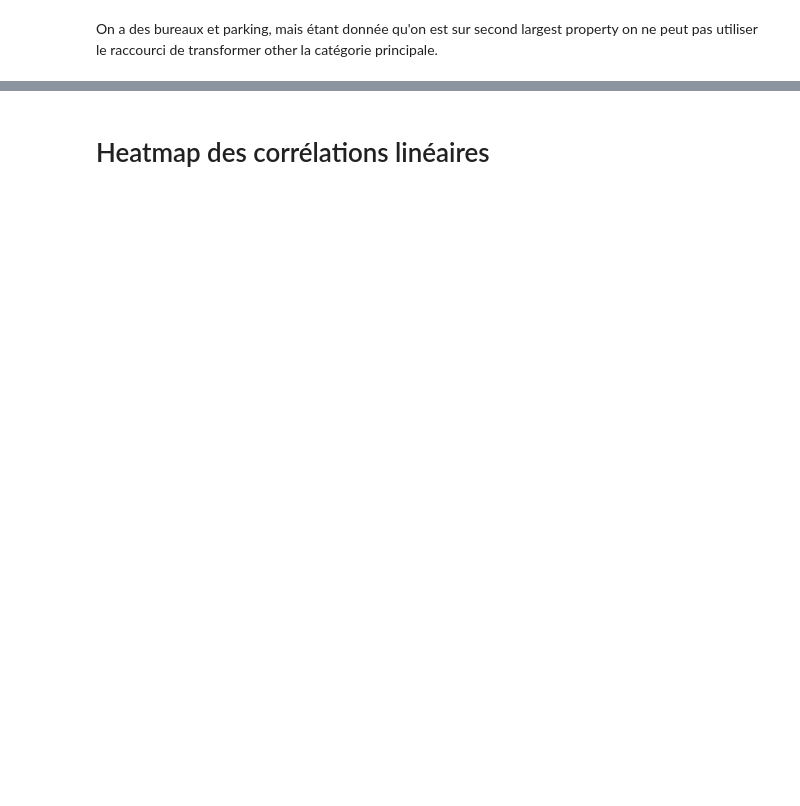
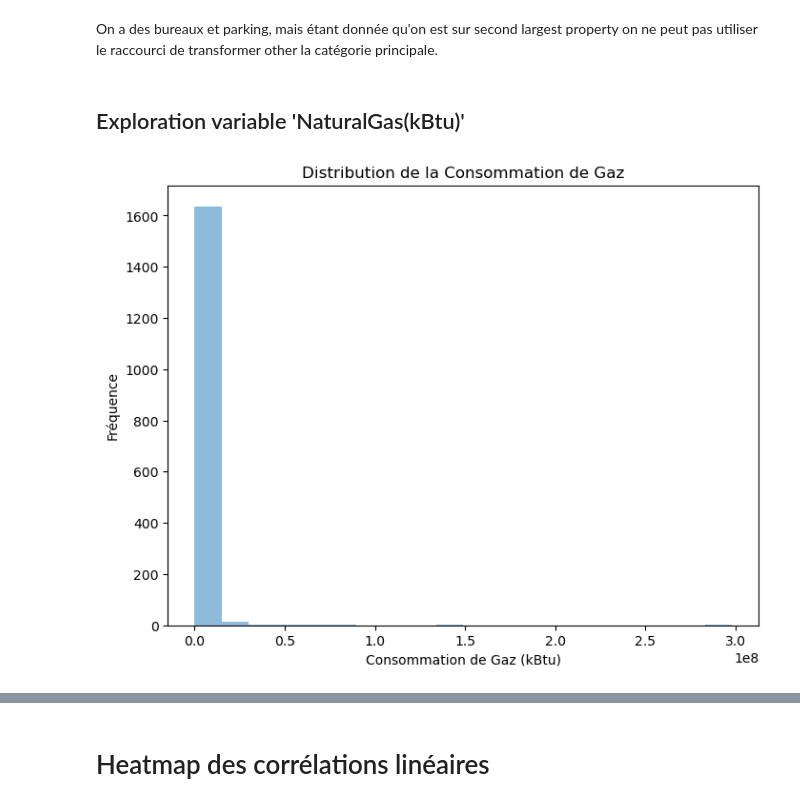
Before and after one commit to Tarek-D/P4_Anticipez-les-besoins-en-consommation-de-ba-timents, a Jupyter notebook: explore.ipynb, the cells around one changed output, grey strips where cells are left out. Saved outputs shown, nothing was run; the diff lists cells and outputs as text; code cells hidden in the pictures; blank space fills up the shorter version.

```diff
--- a/explore.ipynb
+++ b/explore.ipynb
@@ -385,2 +395,17 @@ plt.show()
 # %% [markdown]
 On a des bureaux et parking, mais étant donnée qu'on est sur second largest property on ne peut pas utiliser le raccourci de transformer other la catégorie principale.
+# %% [markdown]
+## Exploration variable 'NaturalGas(kBtu)'
+# %%
+# Supprimer les valeurs NaN de la colonne 'NaturalGas(kBtu)'
+data_gas = data.dropna(subset=['NaturalGas(kBtu)'])
+
+# Visualisation des données
+plt.figure(figsize=(8, 6))
+plt.hist(data_gas['NaturalGas(kBtu)'], bins=20, alpha=0.5)
+plt.xlabel('Consommation de Gaz (kBtu)')
+plt.ylabel('Fréquence')
+plt.title('Distribution de la Consommation de Gaz')
+plt.show()
+# %% [output]
+[figure, added]
```
Also changed, not shown: parts of 42 cells of this notebook.
